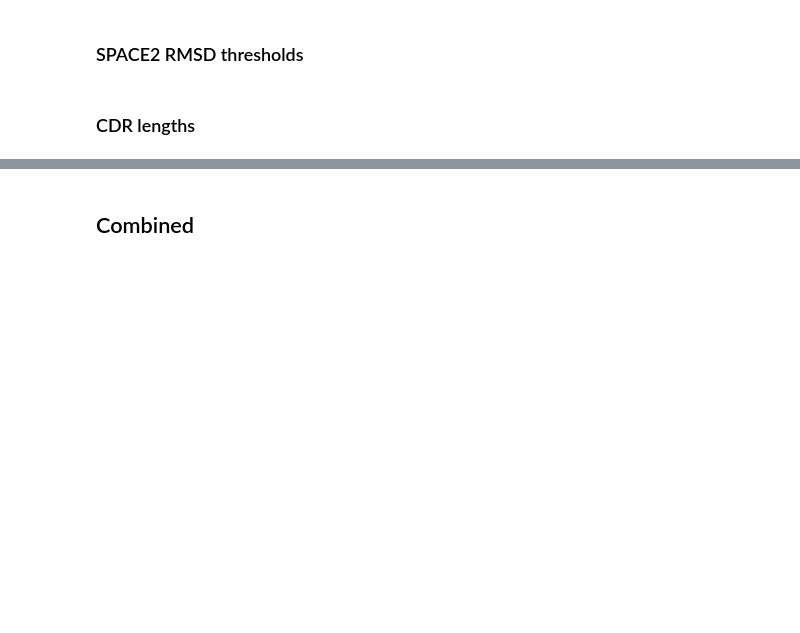
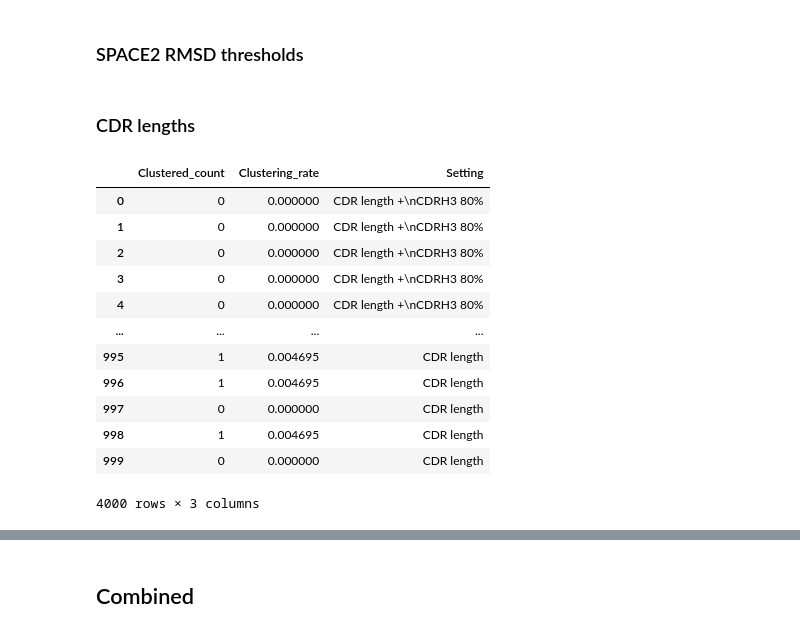
Before and after one commit to kathiwaury/clustering-comparison, a Jupyter notebook: code/07_sensitivity_precision_analysis.ipynb, the cells around one changed output, grey strips where cells are left out. Saved outputs shown, nothing was run; the diff lists cells and outputs as text; code cells hidden in the pictures; blank space fills up the shorter version.

```diff
--- a/code/07_sensitivity_precision_analysis.ipynb
+++ b/code/07_sensitivity_precision_analysis.ipynb
@@ -384,8 +384,25 @@ cluster_rate_length = pd.read_csv(os.path.dirname(os.getcwd()) +
 cluster_rate_80_length = pd.read_csv(os.path.dirname(os.getcwd()) +
     "/data/random_clustering_rates/Random_clustering_rates_IGX_80_SPACE2_length.csv")
 # %%
-cluster_rate_space2["Setting"] = "RMSD &\nCDR length"
-cluster_rate_80_length["Setting"] = "CDRH3 80%\n& CDR length"
+cluster_rate_80_length["Setting"] = "CDR length +\nCDRH3 80%"
+cluster_rate_space2["Setting"] = "CDR length +\nRMSD 1.25Å"
+cluster_rate_2_5["Setting"] = "CDR length +\nRMSD 2.5Å"
 cluster_rate_length["Setting"] = "CDR length"
 
-cluster_rates_length = pd.concat([cluster_rate_space2, cluster_rate_80_length, cluster_rate_length])
+cluster_rates_length = pd.concat([cluster_rate_80_length, cluster_rate_space2, cluster_rate_2_5,
+    cluster_rate_length])[["Clustered_count", "Clustering_rate", "Setting"]]
+cluster_rates_length
+# %% [output]
+|  | Clustered_count | Clustering_rate | Setting |
+| 0 | 0 | 0.000000 | CDR length +\nCDRH3 80% |
+| 1 | 0 | 0.000000 | CDR length +\nCDRH3 80% |
+| 2 | 0 | 0.000000 | CDR length +\nCDRH3 80% |
+| 3 | 0 | 0.000000 | CDR length +\nCDRH3 80% |
+| 4 | 0 | 0.000000 | CDR length +\nCDRH3 80% |
+| ... | ... | ... | ... |
+| 995 | 1 | 0.004695 | CDR length |
+| 996 | 1 | 0.004695 | CDR length |
+| 997 | 0 | 0.000000 | CDR length |
+| 998 | 1 | 0.004695 | CDR length |
+| 999 | 0 | 0.000000 | CDR length |
+4000 rows × 3 columns
```
Also changed, not shown: parts of 9 cells of this notebook, 1 other file.
